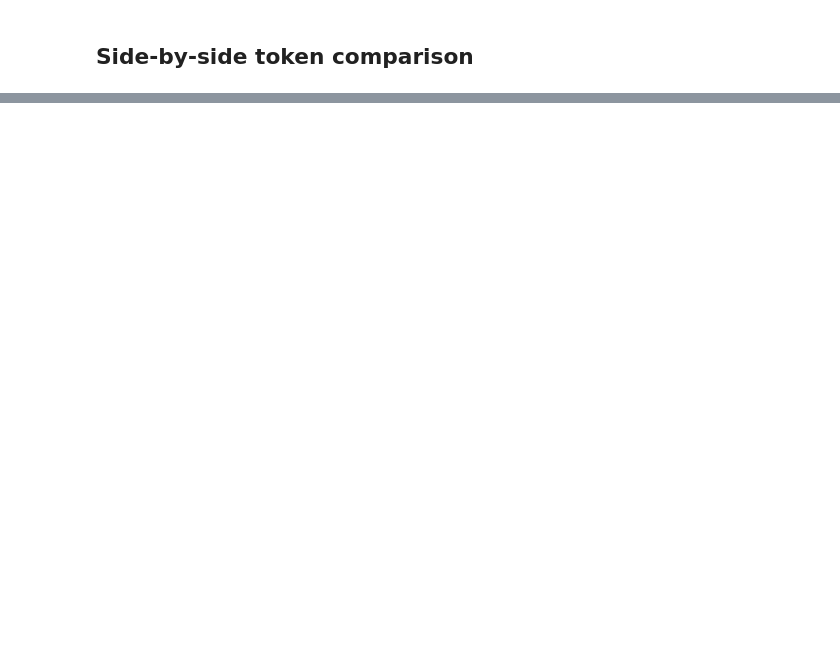
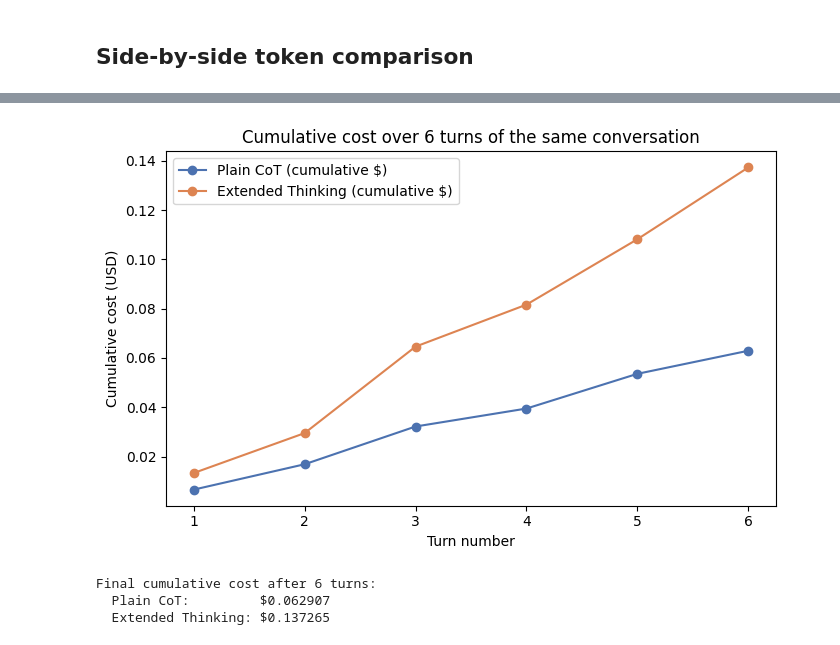
Before and after one commit to snkrishnan1978/Blogs, a Jupyter notebook: Claudecode/ExtendedThinking-CoT/cot_vs_extended_thinking.ipynb, the cells around one changed output, grey strips where cells are left out. Cells and saved outputs as stored; diff of their text form; code cells hidden in the pictures; blank space fills up the shorter version.

```diff
--- a/Claudecode/ExtendedThinking-CoT/cot_vs_extended_thinking.ipynb
+++ b/Claudecode/ExtendedThinking-CoT/cot_vs_extended_thinking.ipynb
@@ -235,0 +438,78 @@ plt.show()
+# %%
+N_TURNS = 6  # increase for a more dramatic curve; each turn = 1 extra API call per branch
+
+follow_up_questions = [
+    "What if the shipment weight increases to 55kg — does your decision change?",
+    "What if the deadline were 48 hours instead — does your decision change?",
+    "Summarize your reasoning so far in exactly two sentences.",
+    "Now assume distance drops to 900km — re-evaluate.",
+    "What's the single biggest risk in your recommendation?",
+]
+
+# --- Branch A: plain CoT, manually growing the pasted-back transcript ---
+cot_running_messages = [{"role": "user", "content": PROBLEM_STATEMENT}]
+cot_cumulative_cost = []
+running_total = 0.0
+
+resp = client.messages.create(model=MODEL, max_tokens=MAX_TOKENS, messages=cot_running_messages)
+resp_text = "".join(b.text for b in resp.content if b.type == "text")
+cot_running_messages.append({"role": "assistant", "content": resp_text})
+running_total += call_cost_usd(resp.usage)
+cot_cumulative_cost.append(running_total)
+
+for i in range(N_TURNS - 1):
+    q = follow_up_questions[i % len(follow_up_questions)]
+    cot_running_messages.append({"role": "user", "content": q})
+    resp = client.messages.create(model=MODEL, max_tokens=MAX_TOKENS, messages=cot_running_messages)
+    resp_text = "".join(b.text for b in resp.content if b.type == "text")
+    cot_running_messages.append({"role": "assistant", "content": resp_text})
+    running_total += call_cost_usd(resp.usage)
+    cot_cumulative_cost.append(running_total)
+
+# --- Branch B: extended thinking, echoing SDK content blocks back verbatim ---
+ext_running_messages = [{"role": "user", "content": PROBLEM_STATEMENT}]
+ext_cumulative_cost = []
+running_total = 0.0
+
+resp = client.messages.create(
+    model=MODEL, max_tokens=MAX_TOKENS, thinking={"type": "adaptive"},
+    output_config={"effort": "high"}, messages=ext_running_messages,
+)
+ext_running_messages.append({"role": "assistant", "content": resp.content})
+running_total += call_cost_usd(resp.usage)
+ext_cumulative_cost.append(running_total)
+
+for i in range(N_TURNS - 1):
+    q = follow_up_questions[i % len(follow_up_questions)]
+    ext_running_messages.append({"role": "user", "content": q})
+    resp = client.messages.create(
+        model=MODEL, max_tokens=MAX_TOKENS, thinking={"type": "adaptive"},
+        output_config={"effort": "high"}, messages=ext_running_messages,
+    )
+    ext_running_messages.append({"role": "assistant", "content": resp.content})
+    running_total += call_cost_usd(resp.usage)
+    ext_cumulative_cost.append(running_total)
+
+fig3, ax3 = plt.subplots(figsize=(7, 4.5), facecolor="white")
+ax3.set_facecolor("white")
+turns = list(range(1, N_TURNS + 1))
+ax3.plot(turns, cot_cumulative_cost, marker="o", label="Plain CoT (cumulative $)", color="#4C72B0")
+ax3.plot(turns, ext_cumulative_cost, marker="o", label="Extended Thinking (cumulative $)", color="#DD8452")
+ax3.set_xlabel("Turn number", color="black")
+ax3.set_ylabel("Cumulative cost (USD)", color="black")
+ax3.set_title(f"Cumulative cost over {N_TURNS} turns of the same conversation", color="black")
+ax3.tick_params(colors="black")
+for spine in ax3.spines.values():
+    spine.set_color("black")
+ax3.legend()
+plt.tight_layout()
+plt.show()
+
+print(f"Final cumulative cost after {N_TURNS} turns:")
+print(f"  Plain CoT:         ${cot_cumulative_cost[-1]:.6f}")
+print(f"  Extended Thinking: ${ext_cumulative_cost[-1]:.6f}")
+# %% [output]
+[figure, added]
+Final cumulative cost after 6 turns:
+  Plain CoT:         $0.062907
+  Extended Thinking: $0.137265
```
Also changed, not shown: parts of 35 cells of this notebook, 1 other file.
